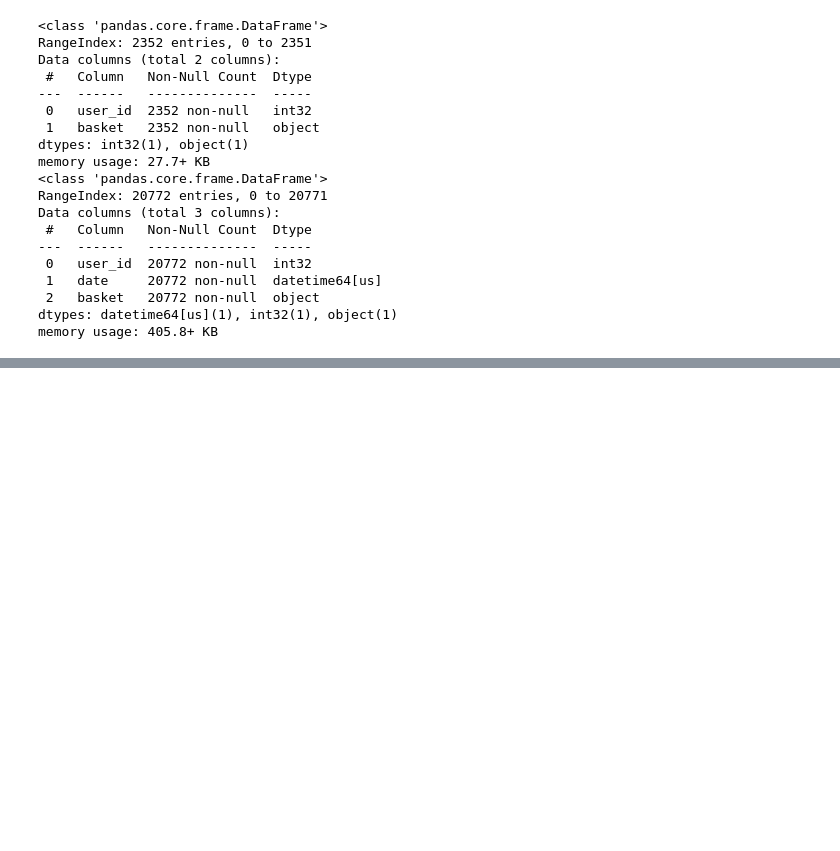
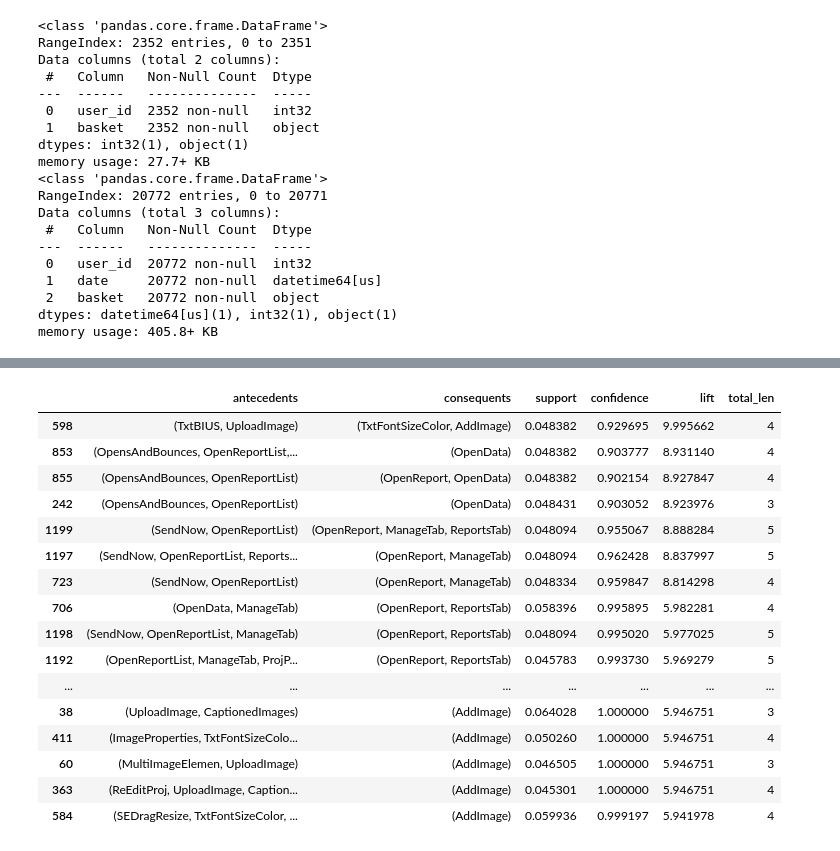
Before and after one commit to bhavik-knight/5580-dm-a3-association, a Jupyter notebook: code/02_apriori.ipynb, the cells around one changed output, grey strips where cells are left out. Saved outputs shown, nothing was run; the diff lists cells and outputs as text; code cells hidden in the pictures; blank space fills up the shorter version.

```diff
--- a/code/02_apriori.ipynb
+++ b/code/02_apriori.ipynb
@@ -114,0 +784,33 @@ df_apriori_log
+# %%
+# 1. Apply the stricter Tier 1 Filter
+elite_20_df = df_session_rules[
+    (df_session_rules['support'] >= 0.045) &
+    (df_session_rules['confidence'] >= 0.90)
+].sort_values(by='lift', ascending=False).head(20)
+
+# 2. Add Length info to justify the 42% finding
+elite_20_df['len_ant'] = elite_20_df['antecedents'].apply(len)
+elite_20_df['len_con'] = elite_20_df['consequents'].apply(len)
+elite_20_df['total_len'] = elite_20_df['len_ant'] + elite_20_df['len_con']
+
+# 3. Final display for report selection
+display(elite_20_df[['antecedents', 'consequents', 'support', 'confidence', 'lift', 'total_len']])
+elite_20_df.to_csv(results_dir / "apriori_session_elite_rules.csv", index=False)
+# %% [output]
+|  | antecedents | consequents | support | confidence | lift | total_len |
+| 598 | (TxtBIUS, UploadImage) | (TxtFontSizeColor, AddImage) | 0.048382 | 0.929695 | 9.995662 | 4 |
+| 853 | (OpensAndBounces, OpenReportList,... | (OpenData) | 0.048382 | 0.903777 | 8.931140 | 4 |
+| 855 | (OpensAndBounces, OpenReportList) | (OpenReport, OpenData) | 0.048382 | 0.902154 | 8.927847 | 4 |
+| 242 | (OpensAndBounces, OpenReportList) | (OpenData) | 0.048431 | 0.903052 | 8.923976 | 3 |
+| 1199 | (SendNow, OpenReportList) | (OpenReport, ManageTab, ReportsTab) | 0.048094 | 0.955067 | 8.888284 | 5 |
+| 1197 | (SendNow, OpenReportList, Reports... | (OpenReport, ManageTab) | 0.048094 | 0.962428 | 8.837997 | 5 |
+| 723 | (SendNow, OpenReportList) | (OpenReport, ManageTab) | 0.048334 | 0.959847 | 8.814298 | 4 |
+| 706 | (OpenData, ManageTab) | (OpenReport, ReportsTab) | 0.058396 | 0.995895 | 5.982281 | 4 |
+| 1198 | (SendNow, OpenReportList, ManageTab) | (OpenReport, ReportsTab) | 0.048094 | 0.995020 | 5.977025 | 5 |
+| 1192 | (OpenReportList, ManageTab, ProjP... | (OpenReport, ReportsTab) | 0.045783 | 0.993730 | 5.969279 | 5 |
+| ... | ... | ... | ... | ... | ... | ... |
+| 38 | (UploadImage, CaptionedImages) | (AddImage) | 0.064028 | 1.000000 | 5.946751 | 3 |
+| 411 | (ImageProperties, TxtFontSizeColo... | (AddImage) | 0.050260 | 1.000000 | 5.946751 | 4 |
+| 60 | (MultiImageElemen, UploadImage) | (AddImage) | 0.046505 | 1.000000 | 5.946751 | 3 |
+| 363 | (ReEditProj, UploadImage, Caption... | (AddImage) | 0.045301 | 1.000000 | 5.946751 | 4 |
+| 584 | (SEDragResize, TxtFontSizeColor, ... | (AddImage) | 0.059936 | 0.999197 | 5.941978 | 4 |
```
Also changed, not shown: parts of 25 cells of this notebook, 12 other files.
